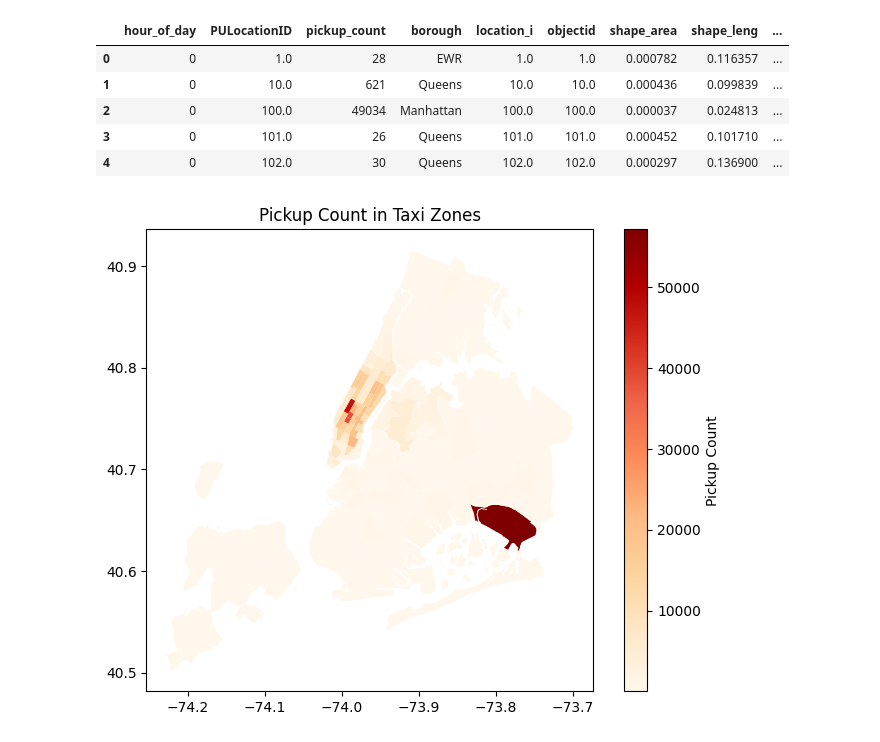
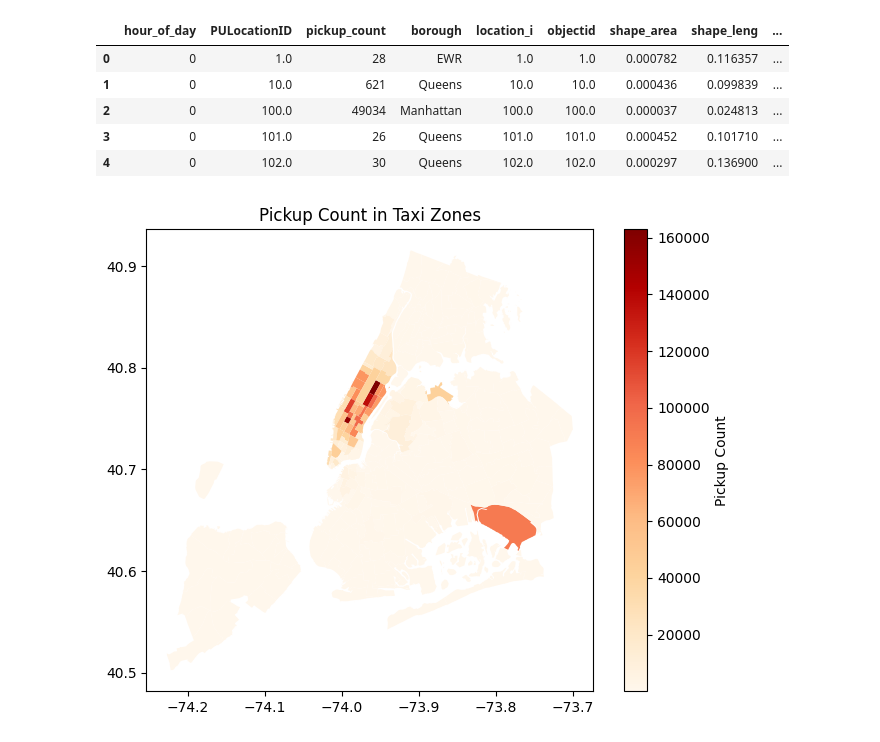
Before and after one commit to jaskcodes/elec-transit-y, a Jupyter notebook: census/analysis/taxi_trips_tzones.ipynb, the cells around one changed output. Saved outputs shown, nothing was run; the diff lists cells and outputs as text; code cells hidden in the pictures.

Commit message:
images uploaded

```diff
--- a/census/analysis/taxi_trips_tzones.ipynb
+++ b/census/analysis/taxi_trips_tzones.ipynb
@@ -190,14 +210,14 @@ Is the merged DataFrame a GeoDataFrame? False
 | 4 | 0 | 102.0 | 30 | Queens | 102.0 | 102.0 | 0.000297 | 0.136900 | ... |
 # %%
 # Separate data based on flag_dropoff_peak_hours
-pickups_merged_hour = pickups_merged[pickups_merged['hour_of_day'] == 5]
+pickups_merged_hour = pickups_merged[pickups_merged['hour_of_day'] == 7]
 
 # Plot pickup counts for taxi zones pickup hour as defined above = 0
 fig, ax = plt.subplots(1, 1, figsize=(8,6))
 pickups_merged_hour.plot(column='pickup_count', ax=ax, legend=True,
                        legend_kwds={'label': "Pickup Count", 'orientation': "vertical"},
                        cmap='OrRd')
 ax.set_title('Pickup Count in Taxi Zones')
 plt.show()
 # %% [output]
-[figure, old version]
+[figure, new version]
```
Also changed, not shown: parts of 2 cells of this notebook, 13 other files.
